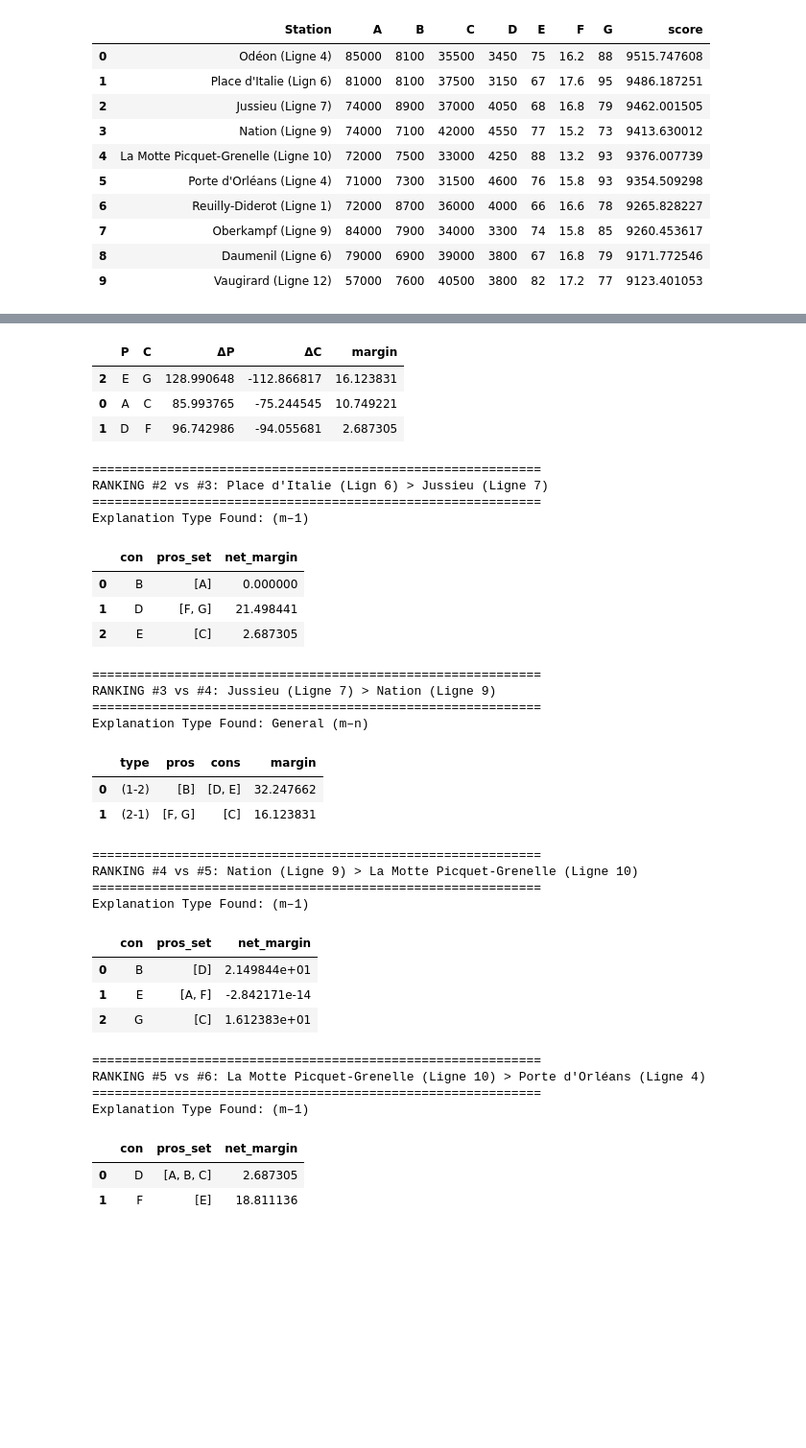
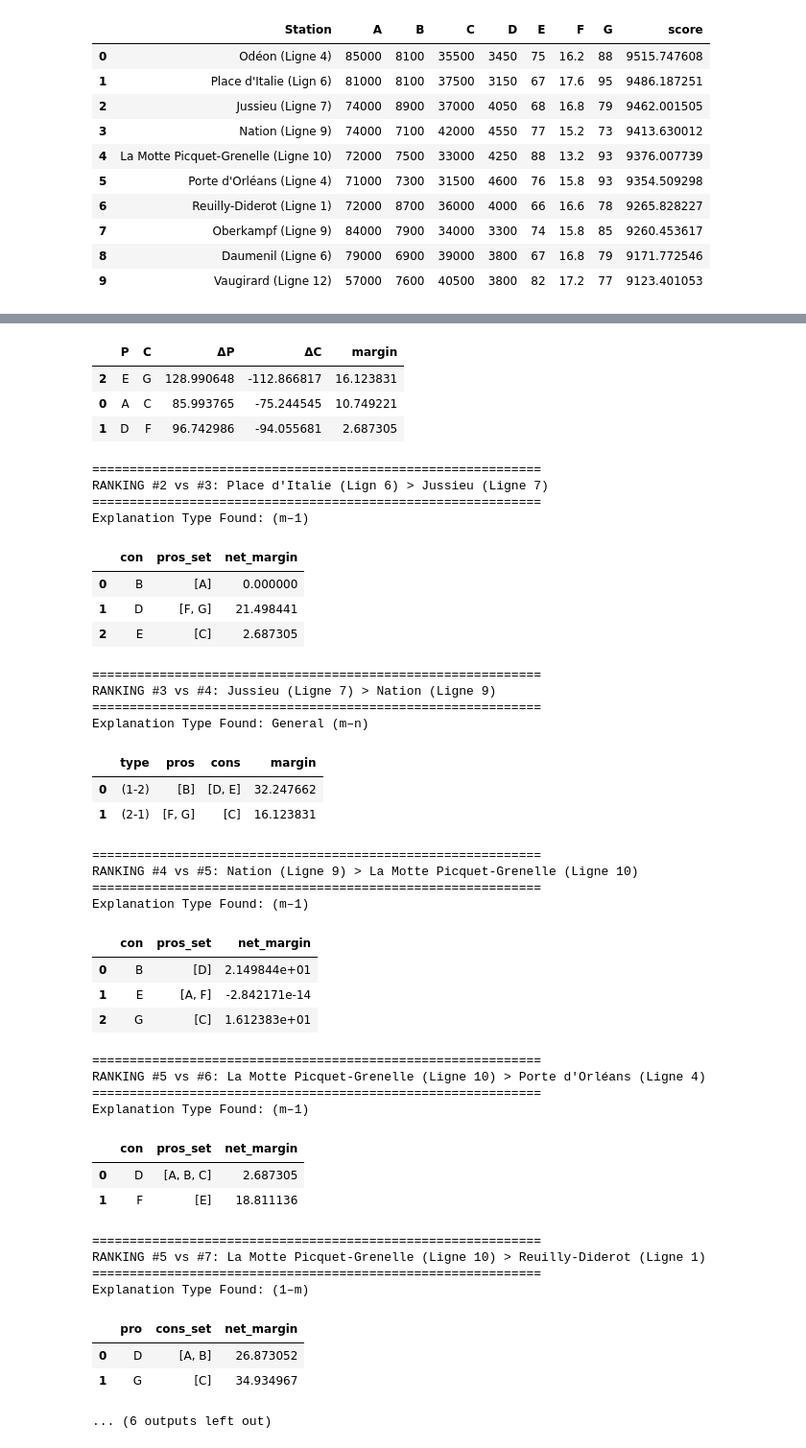
Before and after one commit to britofelipe/projet-sdp, a Jupyter notebook: dataset_RATP.ipynb, the cells around one changed output, grey strips where cells are left out. Shown at 96% size. Saved outputs shown, nothing was run; the diff lists cells and outputs as text; code cells hidden in the pictures; blank space fills up the shorter version.

```diff
--- a/dataset_RATP.ipynb
+++ b/dataset_RATP.ipynb
@@ -1438,8 +1438,6 @@ See the caveats in the documentation: https://pandas.pydata.org/pandas-docs/stab
 | 8 | Daumenil (Ligne 6) | 79000 | 6900 | 39000 | 3800 | 67 | 16.8 | 79 | 9171.772546 |
 | 9 | Vaugirard (Ligne 12) | 57000 | 7600 | 40500 | 3800 | 82 | 17.2 | 77 | 9123.401053 |
 # %%
-# Explaining ranking from 1 to 5
-
 # Explaining ranking from 1 to 5
 
 def explain_ranking(data, weights):
@@ -1512,6 +1510,72 @@ def explain_ranking(data, weights):
         else:
             print(f"NO EXPLANATION FOUND. Reason: {sol.get('message', 'Unknown')}")
 
+    for j in range(6, len(data)):
+        station_lower = data.loc[j, 'Station']
+        print(f"\n{'='*60}")
+        print(f"RANKING #{5} vs #{j + 1}: {station_higher} > {station_lower}")
+        print(f"{'='*60}")
+
+        # 1. Compute Deltas
+        delta = {}
+        pros = []
+        cons = []
+
+        for col in column_names[1:]: # Skip 'Station' column
+            diff = weights[col] * (data.loc[5, col] - data.loc[j + 1, col])
+            delta[col] = diff
+            if diff > 0:
+                pros.append(col)
+            elif diff < 0:
+                cons.append(col)
+
+        # 2. Try Solver 1: (1–1) Trade-offs
+        # We need the feasible edges list A for this specific solver
+        A = feasible_tradeoffs_1_1(delta, pros, cons)
+        sol = solve_explanation_1_1_lp(delta, pros, cons, A)
+
+        solver_type = "(1–1)"
+
+        # 3. If Infeasible, Try Solver 2: (1–m) Trade-offs
+        if sol["status"] == "infeasible":
+            sol = solve_explanation_1_m_lp(delta, pros, cons)
+            solver_type = "(1–m)"
+
+        # 4. If Infeasible, Try Solver 3: (m–1) Trade-offs
+        if sol["status"] == "infeasible":
+            sol = solve_explanation_m_1_lp(delta, pros, cons)
+            solver_type = "(m–1)"
+
+        # 5. If Infeasible, Try Solver 4: General (m–n)
+        if sol["status"] == "infeasible":
+            sol = solve_explanation_general_lp(delta, pros, cons)
+            solver_type = "General (m–n)"
+
+        # --- Display Results ---
+        if sol["status"] == "feasible":
+            print(f"Explanation Type Found: {solver_type}")
+
+            # Extract explanation data based on format
+            chosen = sol.get("chosen", sol.get("explanation", []))
+
+            # Case A: Dictionary list (returned by 1-m, m-1, general)
+            if isinstance(chosen, list) and len(chosen) > 0 and isinstance(chosen[0], dict):
+                df_res = pd.DataFrame(chosen)
+                # Reorder columns for readability if they exist
+                cols = [c for c in ["type", "pro", "con", "pros", "cons", "pros_set", "cons_set", "net_margin", "margin"] if c in df_res.columns]
+                display(df_res[cols])
+
+            # Case B: Tuple list (returned by 1-1 solver: p, c, margin, z)
+            elif isinstance(chosen, list) and len(chosen) > 0 and isinstance(chosen[0], tuple):
+                df_res = pd.DataFrame(
+                    [{"P": p, "C": c, "ΔP": delta[p], "ΔC": delta[c], "margin": m}
+                     for (p,c,m,_) in chosen]
+                ).sort_values("margin", ascending=False)
+                display(df_res)
+
+        else:
+            print(f"NO EXPLANATION FOUND. Reason: {sol.get('message', 'Unknown')}")
+
 # Run the function
 explain_ranking(data, weights)
 # %% [output]
@@ -1526,30 +1590,38 @@ Explanation Type Found: (1–1)
 ============================================================
 RANKING #2 vs #3: Place d'Italie (Lign 6) > Jussieu (Ligne 7)
 ============================================================
 Explanation Type Found: (m–1)
 |  | con | pros_set | net_margin |
 | 0 | B | [A] | 0.000000 |
 | 1 | D | [F, G] | 21.498441 |
 | 2 | E | [C] | 2.687305 |
 ============================================================
 RANKING #3 vs #4: Jussieu (Ligne 7) > Nation (Ligne 9)
 ============================================================
 Explanation Type Found: General (m–n)
 |  | type | pros | cons | margin |
 | 0 | (1-2) | [B] | [D, E] | 32.247662 |
 | 1 | (2-1) | [F, G] | [C] | 16.123831 |
 ============================================================
 RANKING #4 vs #5: Nation (Ligne 9) > La Motte Picquet-Grenelle (Ligne 10)
 ============================================================
 Explanation Type Found: (m–1)
 |  | con | pros_set | net_margin |
 | 0 | B | [D] | 2.149844e+01 |
 | 1 | E | [A, F] | -2.842171e-14 |
 | 2 | G | [C] | 1.612383e+01 |
 ============================================================
 RANKING #5 vs #6: La Motte Picquet-Grenelle (Ligne 10) > Porte d'Orléans (Ligne 4)
 ============================================================
 Explanation Type Found: (m–1)
 |  | con | pros_set | net_margin |
 | 0 | D | [A, B, C] | 2.687305 |
 | 1 | F | [E] | 18.811136 |
+============================================================
+RANKING #5 vs #7: La Motte Picquet-Grenelle (Ligne 10) > Reuilly-Diderot (Ligne 1)
+============================================================
+Explanation Type Found: (1–m)
+|  | pro | cons_set | net_margin |
+| 0 | D | [A, B] | 26.873052 |
+| 1 | G | [C] | 34.934967 |
+... (6 outputs left out)
```
